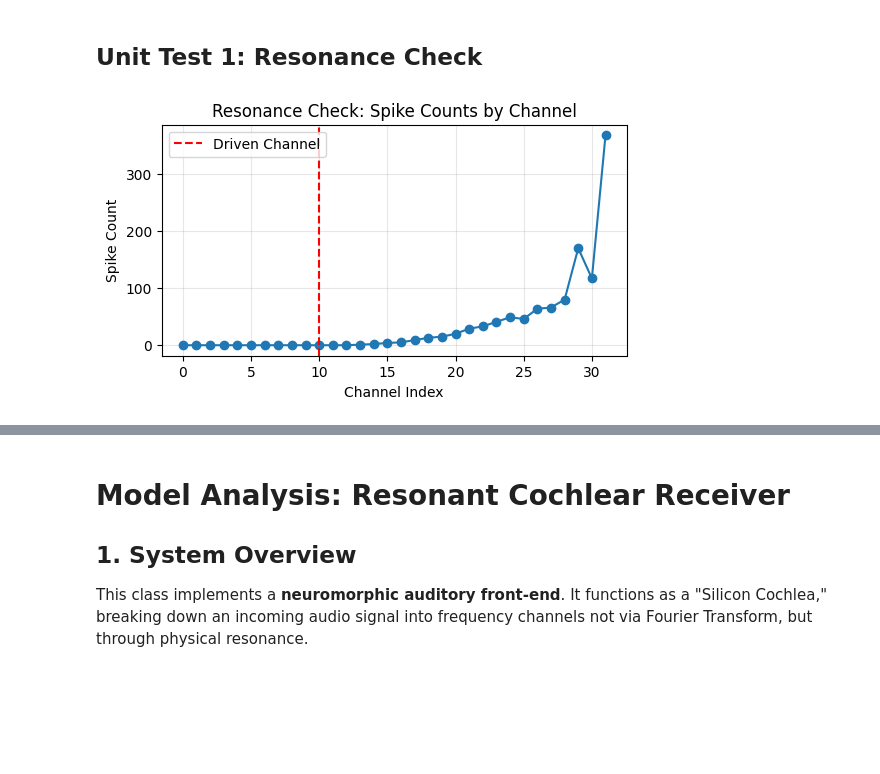
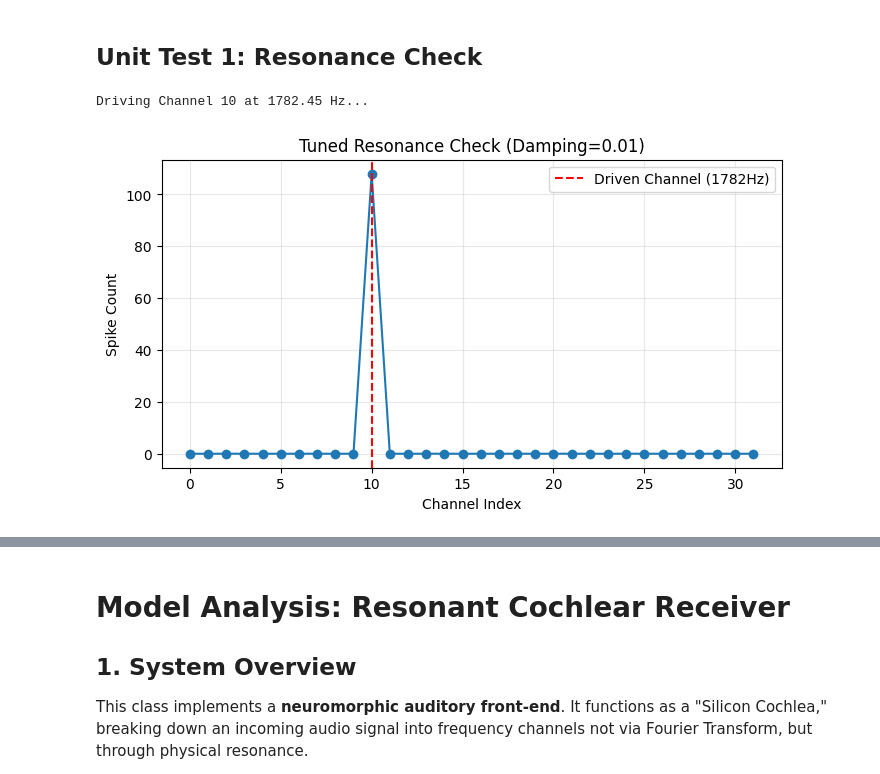
Before and after one commit to jackhenry02/Radar_SNN_2, a Jupyter notebook: cochlea_notebooks/cochlear_tests.ipynb, the cells around one changed output, grey strips where cells are left out. Drawn from its saved outputs; the diff is of its cells as text; code cells hidden in the pictures; blank space fills up the shorter version.

Commit message:
Updated and tuned tests

```diff
--- a/cochlea_notebooks/cochlear_tests.ipynb
+++ b/cochlea_notebooks/cochlear_tests.ipynb
@@ -16,12 +19,10 @@ from config import PhysicsConfig, SpikingRadarConfig
 from transmitter import SpikingRadarTransmitter
 from receiver import ResonantCochlearReceiver
 # %%
-# Setup and config
-
 physics_config = PhysicsConfig(wave_type="sound")
 model_config = SpikingRadarConfig(
     fs_hz=100_000.0,
-    duration_s=0.03,
+    duration_s=0.5,  # Increased duration slightly to allow resonance to build
     chirp_duration_s=0.005,
     chirp_bandwidth_hz=5_000.0,
     chirp_start_hz=1_000.0,
@@ -35,37 +36,42 @@ model_config = SpikingRadarConfig(
 
 receiver = ResonantCochlearReceiver(
         config = model_config,
-        n_channels = 32,
-        f_start_hz = None,
-        f_end_hz = None,
-        beta_slow = 0.995,
-        w_in = 1.0,
-        v_rest = 0.0,
-        v_thr = 1.0,
-        v_reset = 0.0,
-        u_d = 0.1,
-        damping = 0.01,
+        n_channels = 32, # Number of neurons/resolution of cochlear
+        f_start_hz = None, # Range of hearing, if none then defaults to config setup
+        f_end_hz = None,  # Range of hearing, if none then defaults to config setup
+        beta_slow = 0.99,  # Deprecated in new version, used to be for LIF of envelope detection
+        w_in = 0.05,      # Very low input weight to ensure spiking is from resonance ONLY
+        v_rest = 0.0,   # Equilibrium voltage
+        v_thr = 1.0,     # Standard threshold voltage
+        v_reset = 0.0,  # Resets to 0 voltage when spike occurs
+        u_d = 0.1,      # Refractory period of output spikes
+        damping = 0.01,  # Very low damping = High Selectivity (Sharp Peak)
     )
 time_s = model_config.time_vector()
 # %% [markdown]
 ## Unit Test 1: Resonance Check
 # %%
-# Drive the channel-3 frequency with a pure tone
-channel_idx = 10  # zero-based index (channel 3)
+# Drive the channel-10 frequency with a pure tone
+channel_idx = 10
 freq_hz = receiver.frequencies_hz[channel_idx]
+print(f"Driving Channel {channel_idx} at {freq_hz:.2f} Hz...")
+
 signal = np.sin(2.0 * np.pi * freq_hz * time_s)
 
+# Run Process
 spikes = receiver.process(signal, signal)
 spike_counts = spikes["left"].sum(axis=1)
 
-plt.figure(figsize=(6, 3))
-plt.plot(spike_counts, marker="o")
-plt.axvline(channel_idx, color="red", linestyle="--", label="Driven Channel")
-plt.title("Resonance Check: Spike Counts by Channel")
+# --- 4. Plotting ---
+plt.figure(figsize=(8, 4))
+plt.plot(spike_counts, marker="o", linestyle='-')
+plt.axvline(channel_idx, color="red", linestyle="--", label=f"Driven Channel ({freq_hz:.0f}Hz)")
+plt.title(f"Tuned Resonance Check (Damping={receiver.damping})")
 plt.xlabel("Channel Index")
 plt.ylabel("Spike Count")
 plt.legend()
-plt.grid(True, alpha=0.3)
+plt.grid(True, which='both', alpha=0.3)
 plt.show()
 # %% [output]
+Driving Channel 10 at 1782.45 Hz...
-[figure, old version]
+[figure, new version]
```
Also changed, not shown: parts of 6 cells of this notebook.
